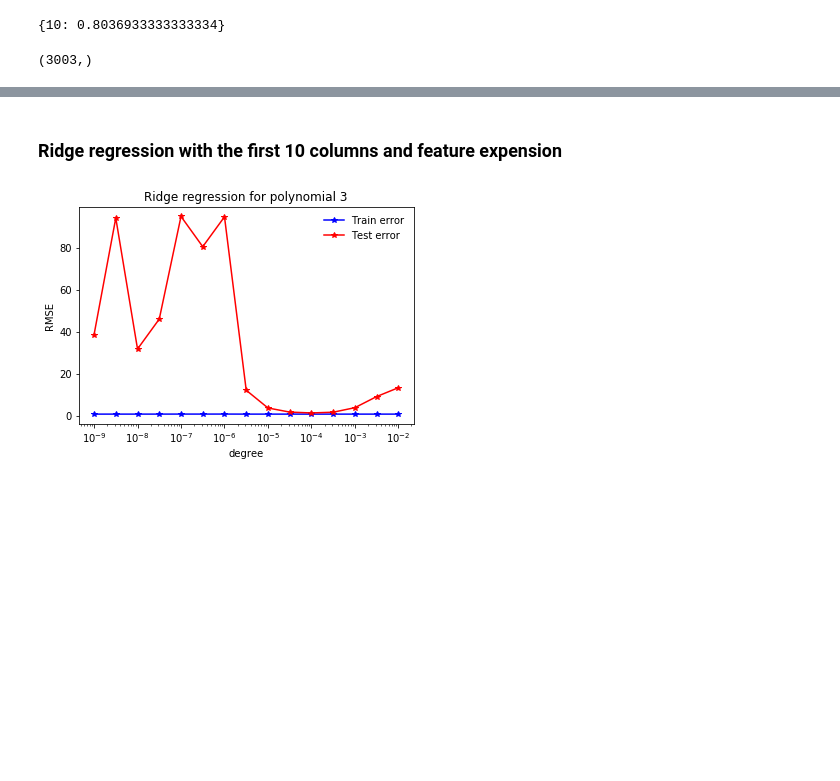
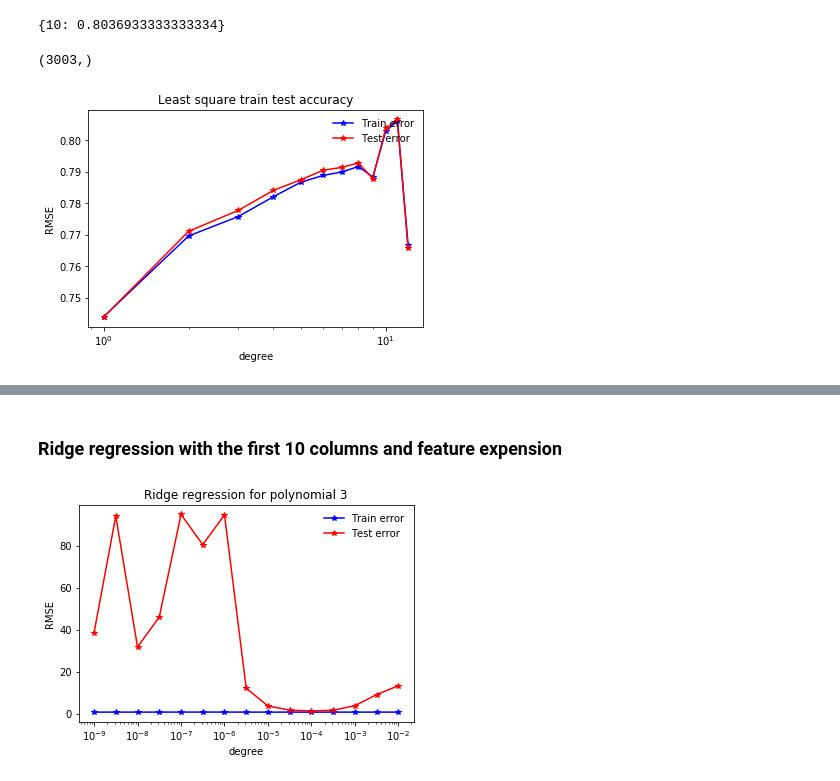
Before and after one commit to jlabhard/ML_course, a Jupyter notebook: projects/project1/scripts/project1.ipynb, the cells around one changed output, grey strips where cells are left out. Cells and saved outputs as stored; diff of their text form; code cells hidden in the pictures; blank space fills up the shorter version.

```diff
--- a/projects/project1/scripts/project1.ipynb
+++ b/projects/project1/scripts/project1.ipynb
@@ -249,3 +245,29 @@ acc
 print(weights.shape)
 # %% [output]
 (3003,)
+# %%
+tX_temp = tX_standardized_af[:, manual_mask]
+initial_w = np.zeros(tX_temp.shape[1])
+x_train, x_test, y_train, y_test = split_data(tX_temp, y, 0.7, seed = 1)
+degrees = np.arange(1, 13)
+# tuning which degree makes the best prediction on the validation set.
+acc_tr = []
+acc_te = []
+acc_max = 0
+title = 'Least square train test accuracy'
+
+for ind, degree in enumerate(degrees):
+    train_poly_x = build_multi_poly(x_train, degree)
+    test_poly_x = build_multi_poly(x_test, degree)
+
+    w, mse_loss_train = least_squares(y_train, train_poly_x)
+
+    acc_tr.append(accuracy(w, train_poly_x, y_train))
+    acc_test = accuracy(w, test_poly_x, y_test)
+    acc_te.append(acc_test)
+    if acc_test > acc_max:
+        weights = w
+
+plot_train_test(acc_tr, acc_te, degrees, title)
+# %% [output]
+[figure, added]
```
Also changed, not shown: parts of 3 cells of this notebook, 1 other file.
